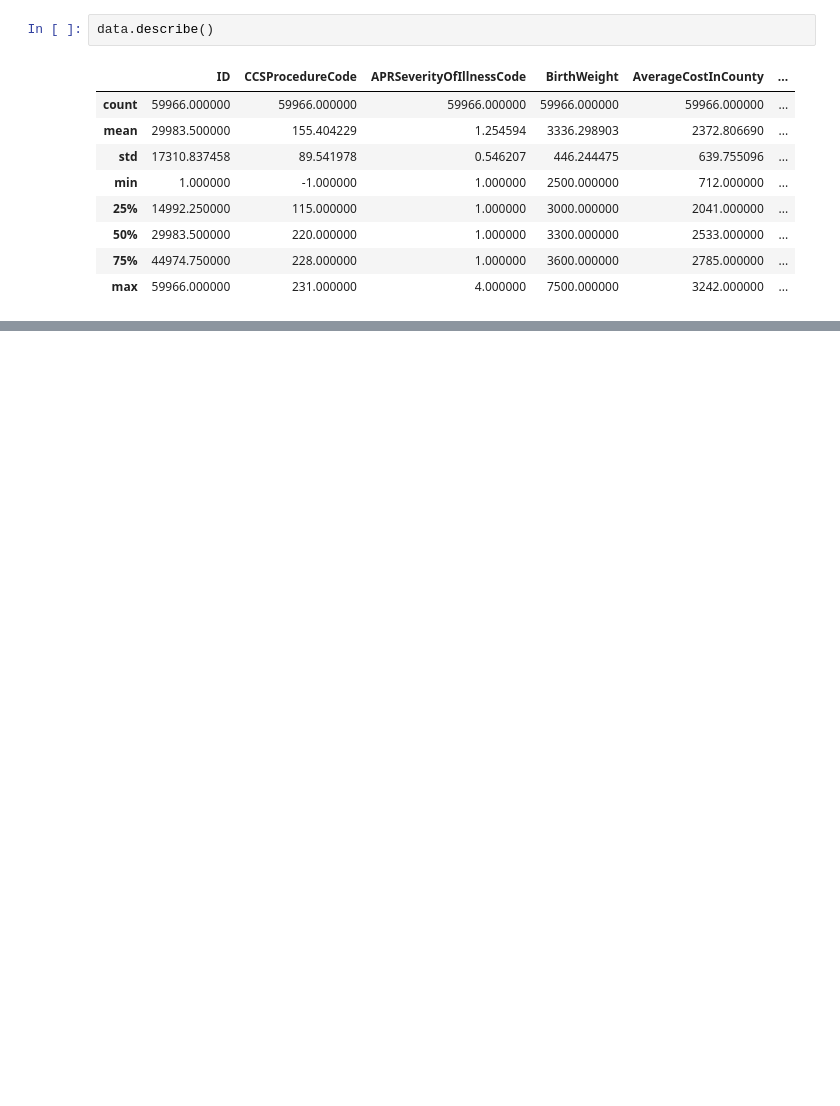
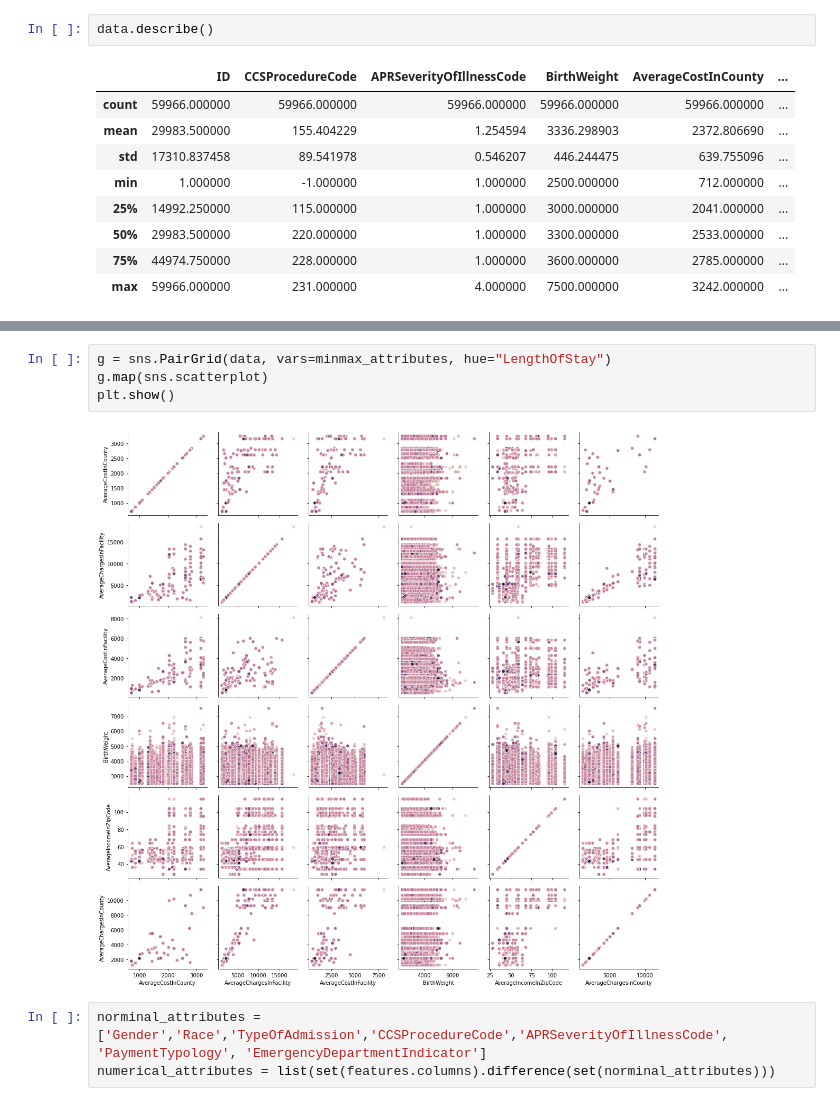
Before and after one commit to qinqin65/MachineLerningAssignment1, a Jupyter notebook: s3805989_assignment1.ipynb, the cells around one changed output, grey strips where cells are left out. Saved outputs shown, nothing was run; the diff lists cells and outputs as text; blank space fills up the shorter version.

```diff
--- a/s3805989_assignment1.ipynb
+++ b/s3805989_assignment1.ipynb
@@ -68,0 +225,9 @@ dtype: int64
+# %%
+g = sns.PairGrid(data, vars=minmax_attributes, hue="LengthOfStay")
+g.map(sns.scatterplot)
+plt.show()
+# %% [output]
+[figure, added]
+# %%
+norminal_attributes = ['Gender','Race','TypeOfAdmission','CCSProcedureCode','APRSeverityOfIllnessCode', 'PaymentTypology', 'EmergencyDepartmentIndicator']
+numerical_attributes = list(set(features.columns).difference(set(norminal_attributes)))
```
Also changed, not shown: parts of 29 cells of this notebook.
